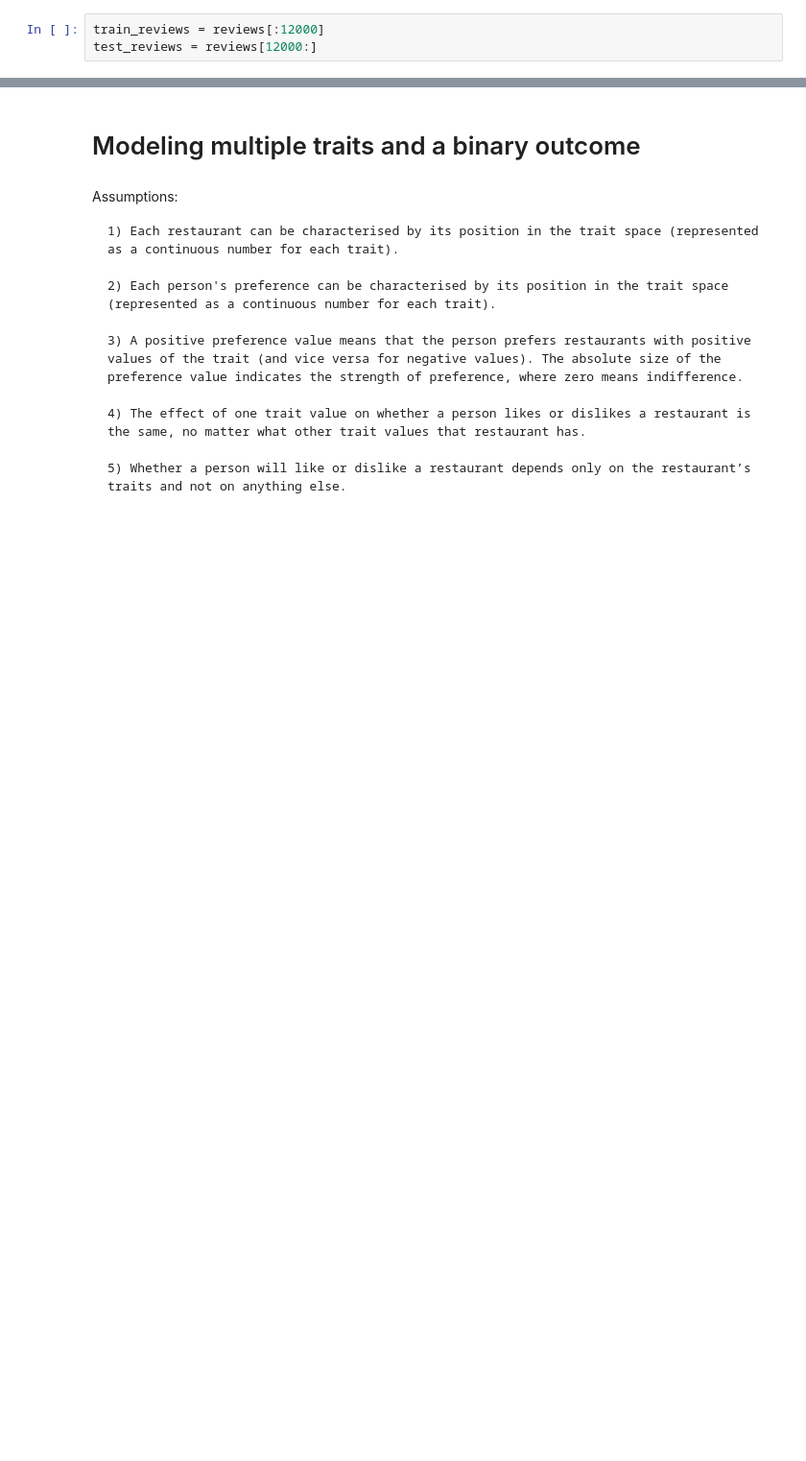
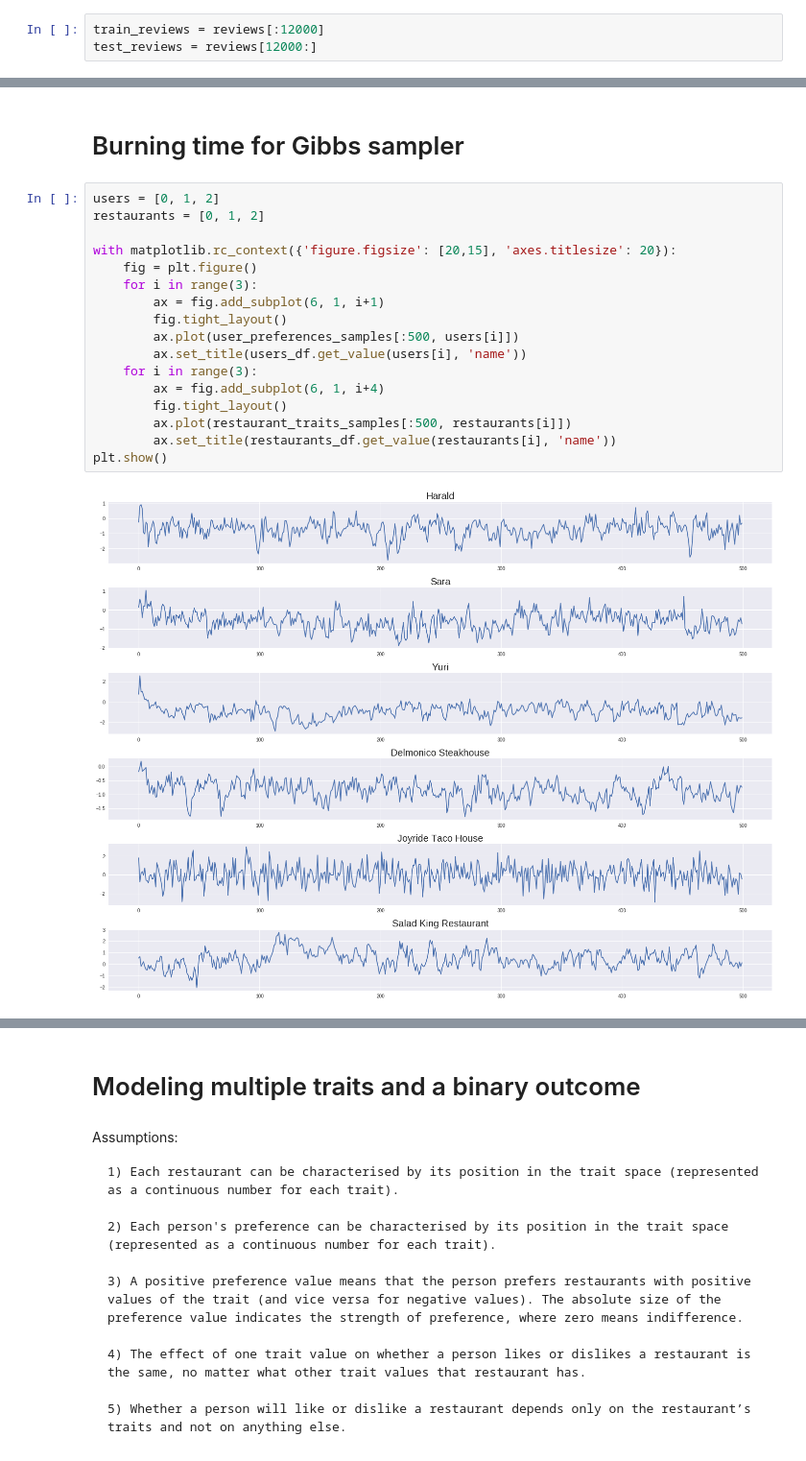
Before and after one commit to ioanab95/Colaborative-Filtering, a Jupyter notebook: collaborative_filtering.ipynb, the cells around one changed output, grey strips where cells are left out. Shown: that part at 96% size. Drawn from its saved outputs; the diff is of its cells as text; blank space fills up the shorter version.

```diff
--- a/collaborative_filtering.ipynb
+++ b/collaborative_filtering.ipynb
@@ -167,0 +173,21 @@ restaurant_traits_samples, user_preferences_samples = Gibbs_sampling_single_trai
+# %% [markdown]
+# Burning time for Gibbs sampler
+# %%
+users = [0, 1, 2]
+restaurants = [0, 1, 2]
+
+with matplotlib.rc_context({'figure.figsize': [20,15], 'axes.titlesize': 20}):
+    fig = plt.figure()
+    for i in range(3):
+        ax = fig.add_subplot(6, 1, i+1)
+        fig.tight_layout()
+        ax.plot(user_preferences_samples[:500, users[i]])
+        ax.set_title(users_df.get_value(users[i], 'name'))
+    for i in range(3):
+        ax = fig.add_subplot(6, 1, i+4)
+        fig.tight_layout()
+        ax.plot(restaurant_traits_samples[:500, restaurants[i]])
+        ax.set_title(restaurants_df.get_value(restaurants[i], 'name'))
+plt.show()
+# %% [output]
+[figure, added]
```
Also changed, not shown: parts of 30 cells of this notebook.
